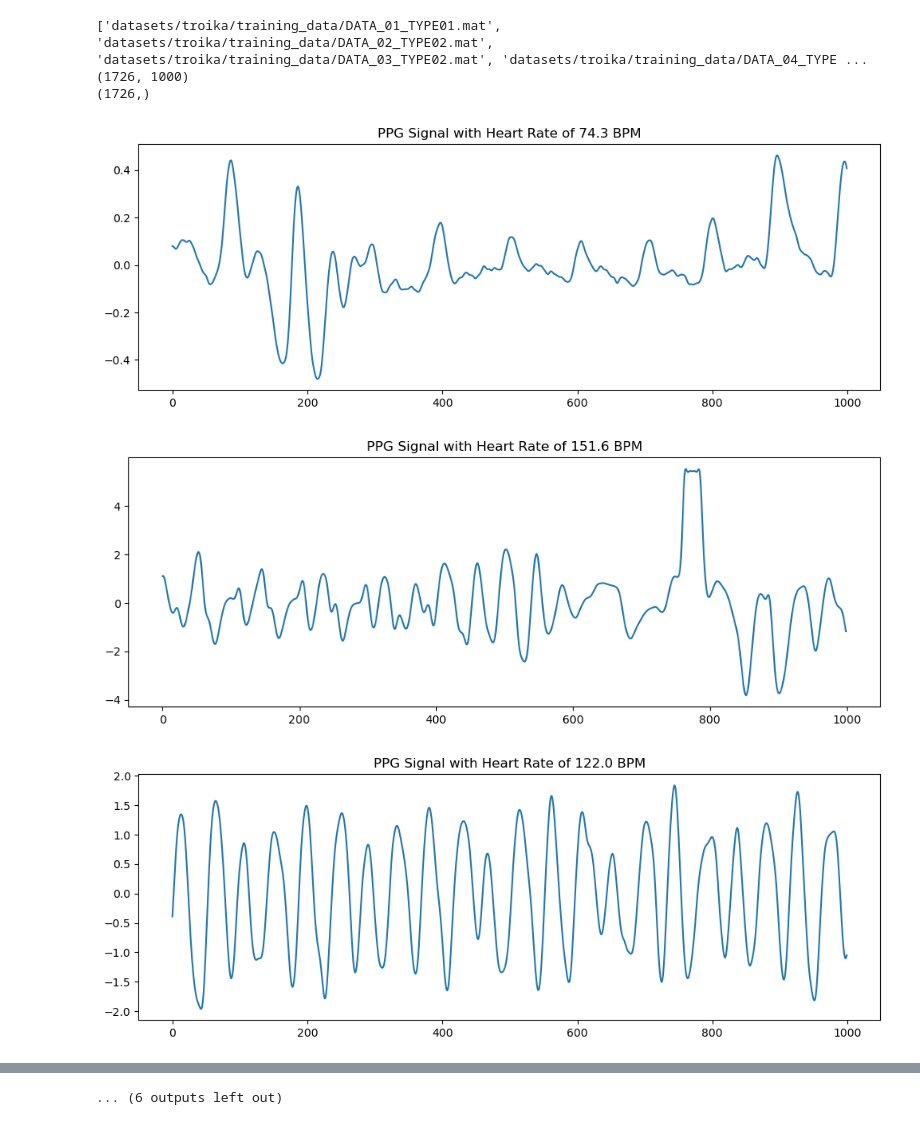
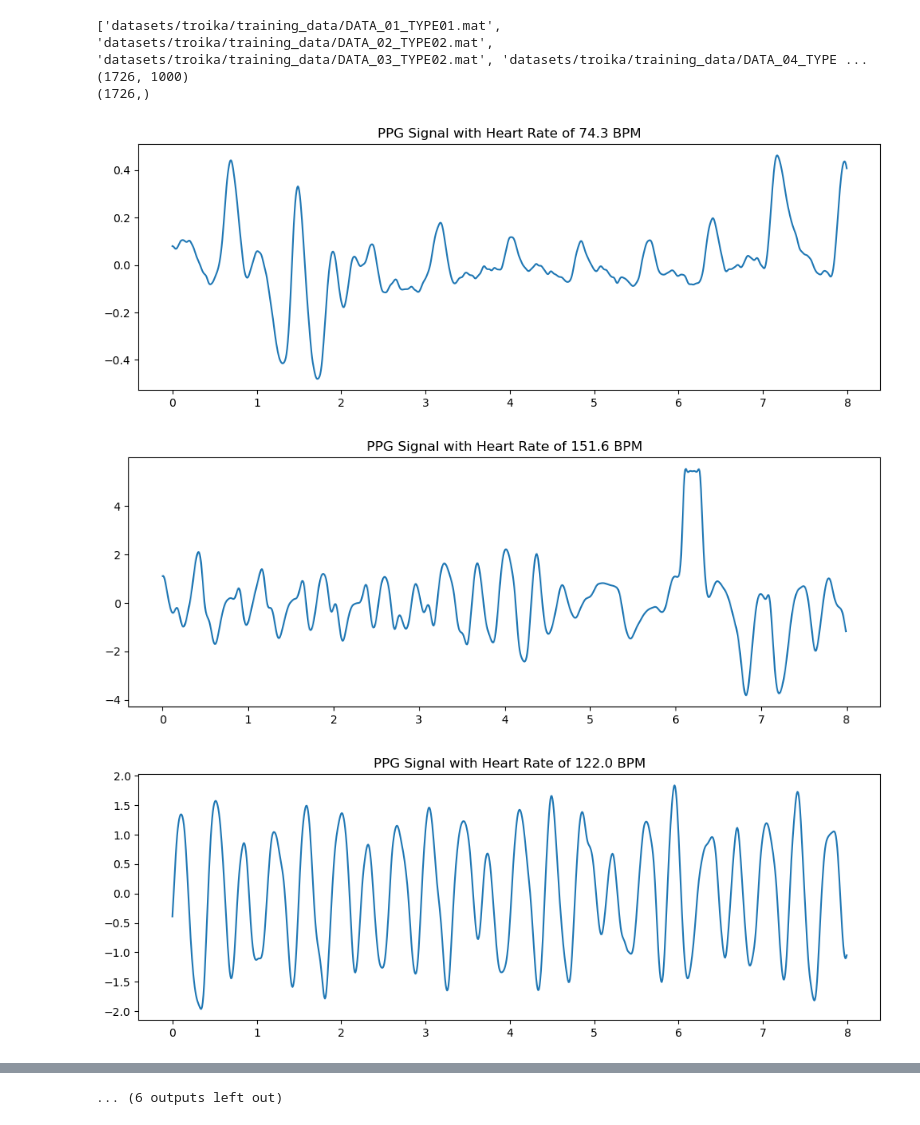
Before and after one commit to tmagcaya/MotionPPGNet, a Jupyter notebook: main.ipynb, the cells around one changed output, grey strips where cells are left out. Drawn from its saved outputs; the diff is of its cells as text; code cells hidden in the pictures.

```diff
--- a/main.ipynb
+++ b/main.ipynb
@@ -97,7 +97,7 @@ class viz:
         self.figsize = figsize
     def plot(self, value, time_ax = None, title = None):
         plt.figure(figsize=self.figsize)
-        if time_ax:
+        if time_ax is not None:
             plt.plot(time_ax, value)
         else:
             plt.plot(value)
@@ -174,32 +174,32 @@ print(y.shape)
 # %%
 # Create the dataset
 dataset = TroikaDataset(data_fls, ref_fls, window_length, window_shift, fs)
 
 # Split the dataset into training and testing
 train_size = 0.8
 num_train = int(len(dataset) * train_size)
 num_test = len(dataset) - num_train
 train_dataset, test_dataset = torch.utils.data.random_split(dataset, [num_train, num_test])
 
 # Create data loaders
 train_loader = DataLoader(train_dataset, batch_size=32, shuffle=True)
 test_loader = DataLoader(test_dataset, batch_size=32, shuffle=False)
 
 # Visualize a few of the samples
 pltviz = viz(figsize=(12, 4))
 
 cols, rows = 3, 3
 for i in range(0, len(dataset), 100):
     # sample_idx = i+(2*(i-1))
     ppg, acc, label = dataset[i]
     ppg_np = ppg.numpy().squeeze()  # Shape is now (window_length,)
     # Create time axis based on sampling frequency
     fs = 125  # Your sampling frequency
     time_axis = np.arange(len(ppg_np)) / fs  # Time in seconds
 
-    pltviz.plot(ppg_np,  title=f'PPG Signal with Heart Rate of {label.item():.1f} BPM')
+    pltviz.plot(ppg_np, time_axis,  title=f'PPG Signal with Heart Rate of {label.item():.1f} BPM')
     # visualize_dataset_sample(dataset, sample_idx)
 # %% [output]
-[figure, old version]
+[figure, new version]
-[figure, old version]
+[figure, new version]
-[figure, old version]
+[figure, new version]
```
Also changed, not shown: parts of 3 cells of this notebook, 1 other file.
